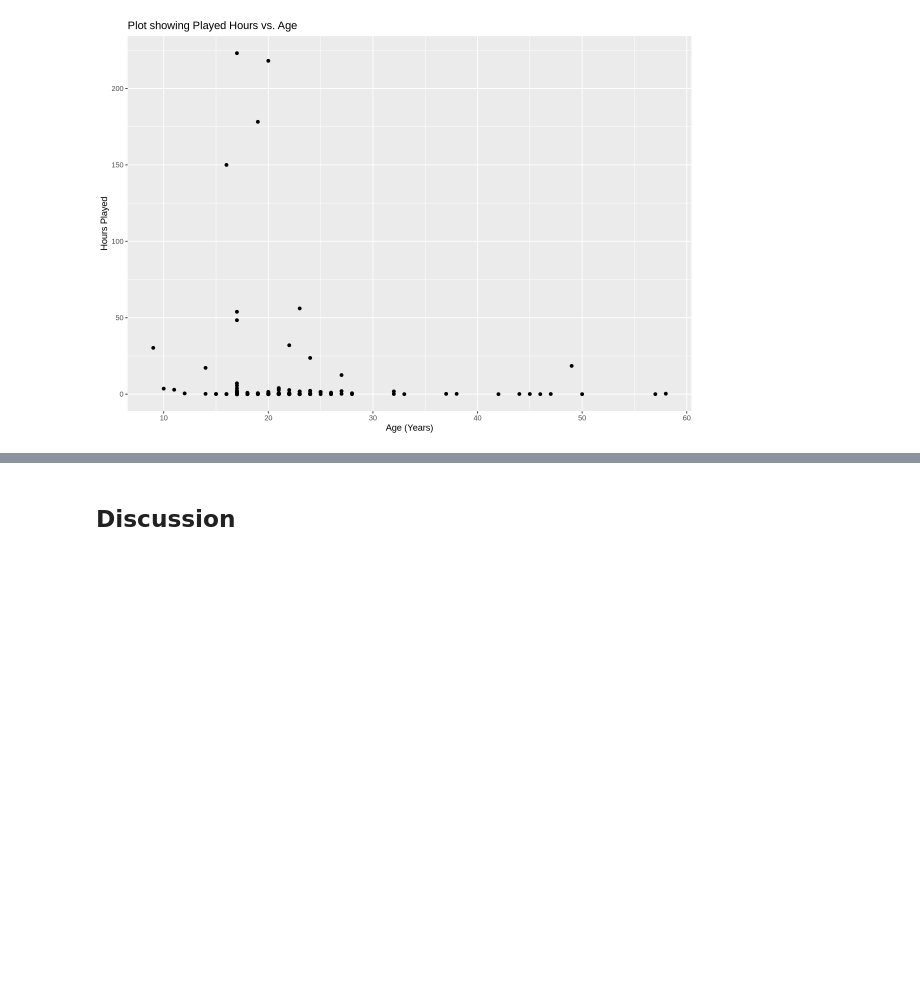
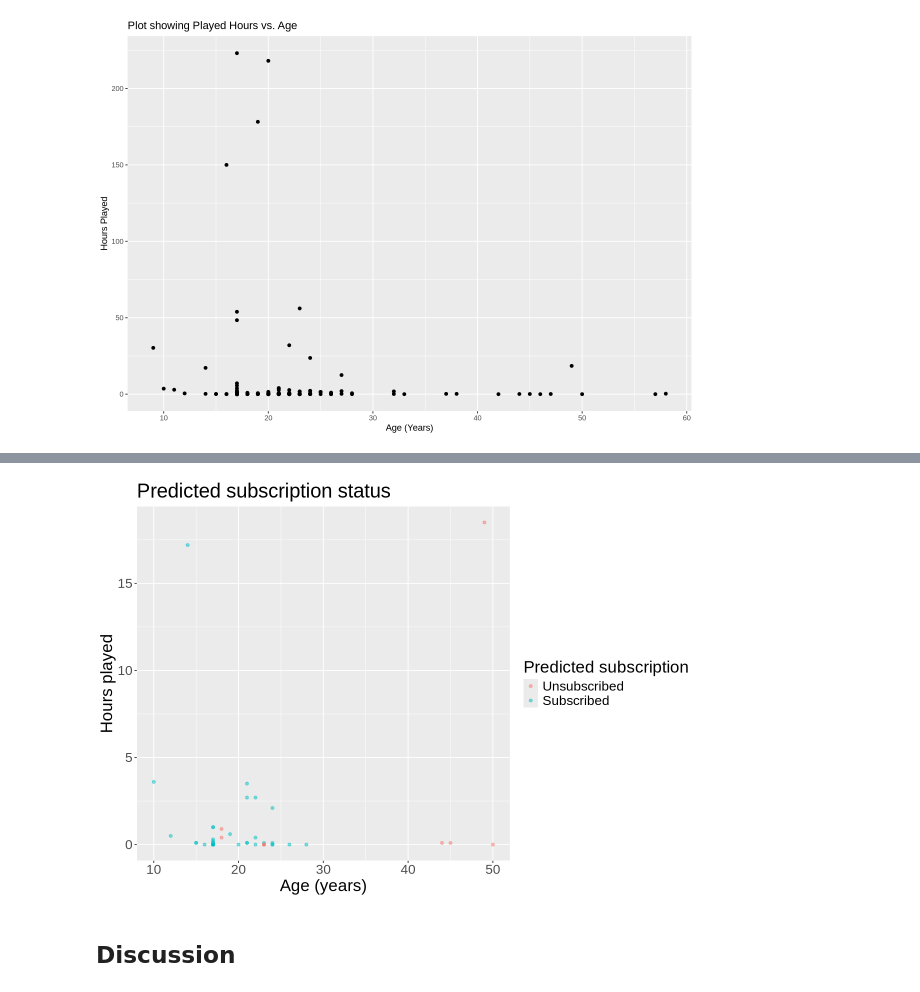
Before and after one commit to katelynteng/group_2_final_project, a Jupyter notebook: group_2_final_project.ipynb, the cells around one changed output, grey strips where cells are left out. Drawn from its saved outputs; the diff is of its cells as text; code cells hidden in the pictures; blank space fills up the shorter version.

```diff
--- a/group_2_final_project.ipynb
+++ b/group_2_final_project.ipynb
@@ -328,3 +363,14 @@ age_vs_hours_plot
+# %%
+pred_plot <- plot_data|>
+filter(played_hours<= 25)|>
+ggplot(aes(x=Age,y=played_hours,color=predicted_subscribe))+
+geom_point(alpha=0.5)+
+labs(x="Age (years)", y="Hours played", color="Predicted subscription")+
+ggtitle("Predicted subscription status")+
+theme(text=element_text(size=20))
+pred_plot
+# %% [output]
+[figure, added]
 # %% [markdown]
 ## Discussion
 # %% [markdown]
```
Also changed, not shown: parts of 4 cells of this notebook.
